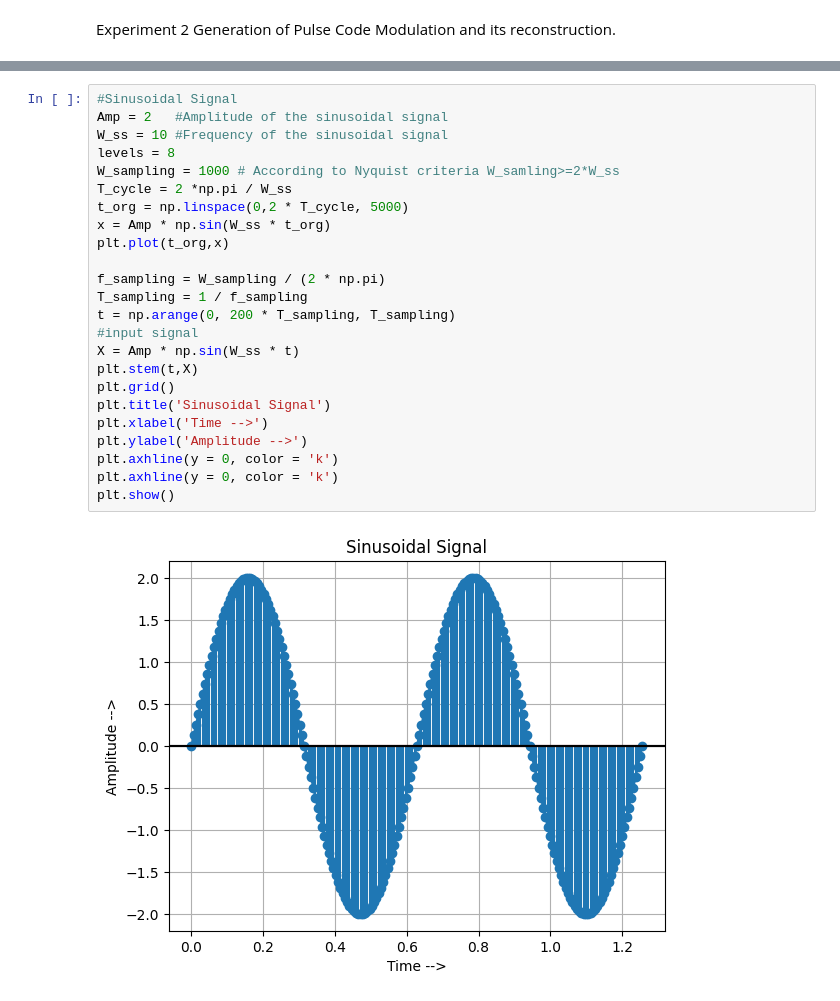
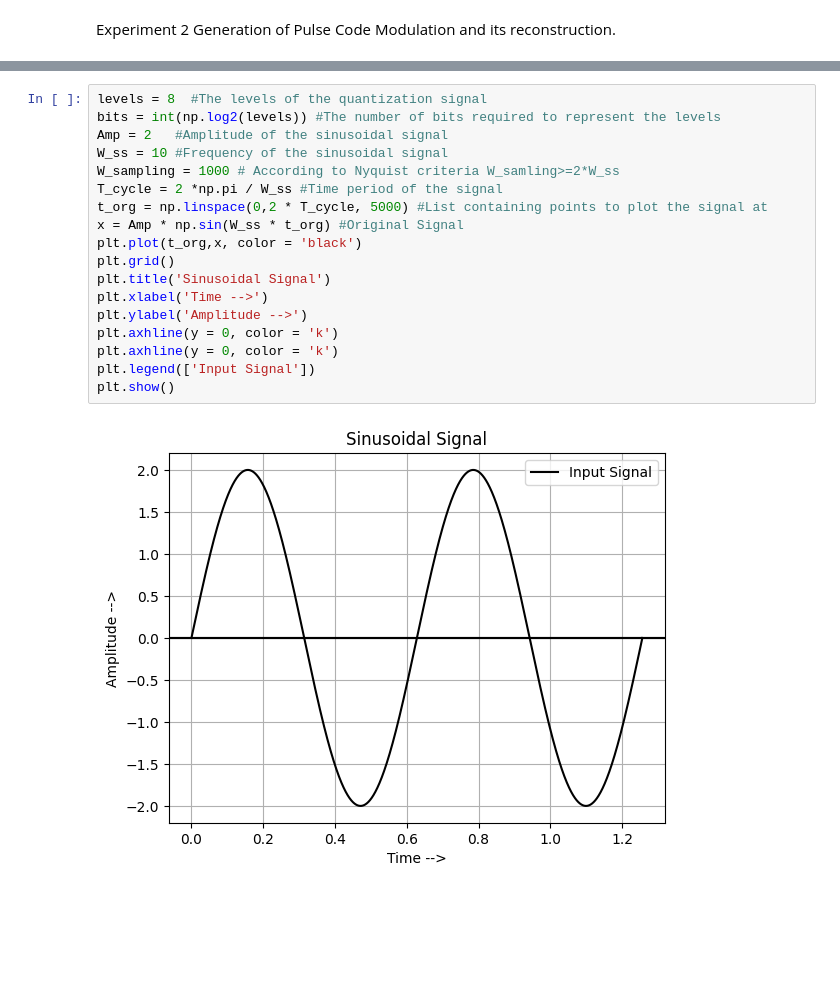
Before and after one commit to ParasKore2003/Digital-Communication-Lab, a Jupyter notebook: Digital Communication/Lab record/Lab2.ipynb, the cells around one changed output, grey strips where cells are left out. Cells and saved outputs as stored; diff of their text form; blank space fills up the shorter version.

```diff
--- a/Digital Communication/Lab record/Lab2.ipynb
+++ b/Digital Communication/Lab record/Lab2.ipynb
@@ -46,28 +49,22 @@ def Binary(level):
         X8.append(arr1)
     return X8
 # %%
-#Sinusoidal Signal
+levels = 8  #The levels of the quantization signal
+bits = int(np.log2(levels)) #The number of bits required to represent the levels
 Amp = 2   #Amplitude of the sinusoidal signal
 W_ss = 10 #Frequency of the sinusoidal signal
-levels = 8
 W_sampling = 1000 # According to Nyquist criteria W_samling>=2*W_ss
-T_cycle = 2 *np.pi / W_ss
-t_org = np.linspace(0,2 * T_cycle, 5000)
-x = Amp * np.sin(W_ss * t_org)
-plt.plot(t_org,x)
-
-f_sampling = W_sampling / (2 * np.pi)
-T_sampling = 1 / f_sampling
-t = np.arange(0, 200 * T_sampling, T_sampling)
-#input signal
-X = Amp * np.sin(W_ss * t)
-plt.stem(t,X)
+T_cycle = 2 *np.pi / W_ss #Time period of the signal
+t_org = np.linspace(0,2 * T_cycle, 5000) #List containing points to plot the signal at
+x = Amp * np.sin(W_ss * t_org) #Original Signal
+plt.plot(t_org,x, color = 'black')
 plt.grid()
 plt.title('Sinusoidal Signal')
 plt.xlabel('Time -->')
 plt.ylabel('Amplitude -->')
 plt.axhline(y = 0, color = 'k')
 plt.axhline(y = 0, color = 'k')
+plt.legend(['Input Signal'])
 plt.show()
 # %% [output]
-[figure, old version]
+[figure, new version]
```
Also changed, not shown: parts of 12 cells of this notebook.
